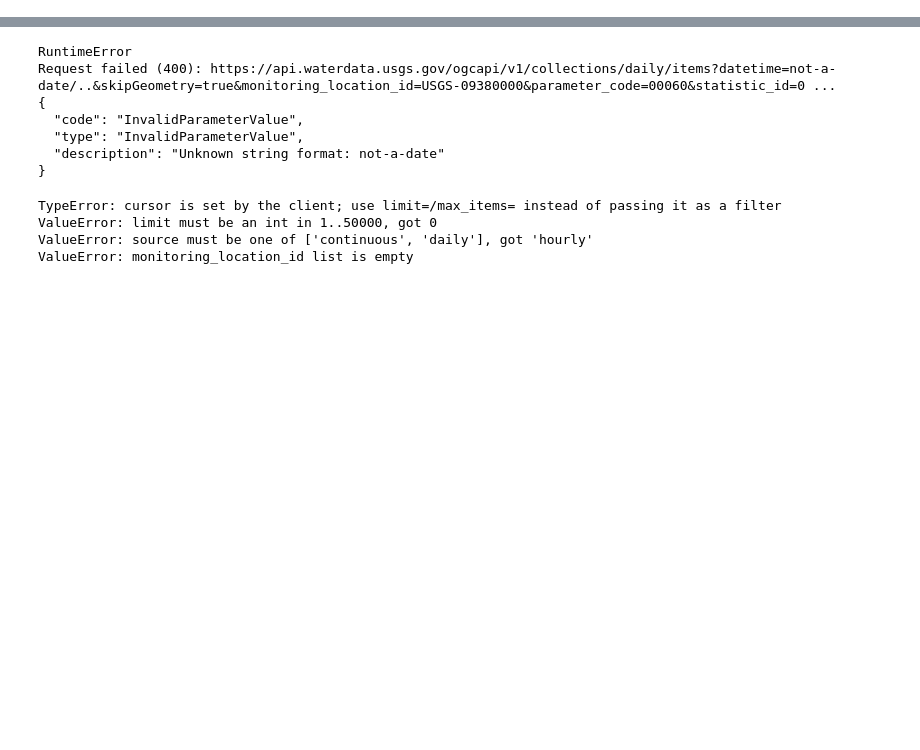
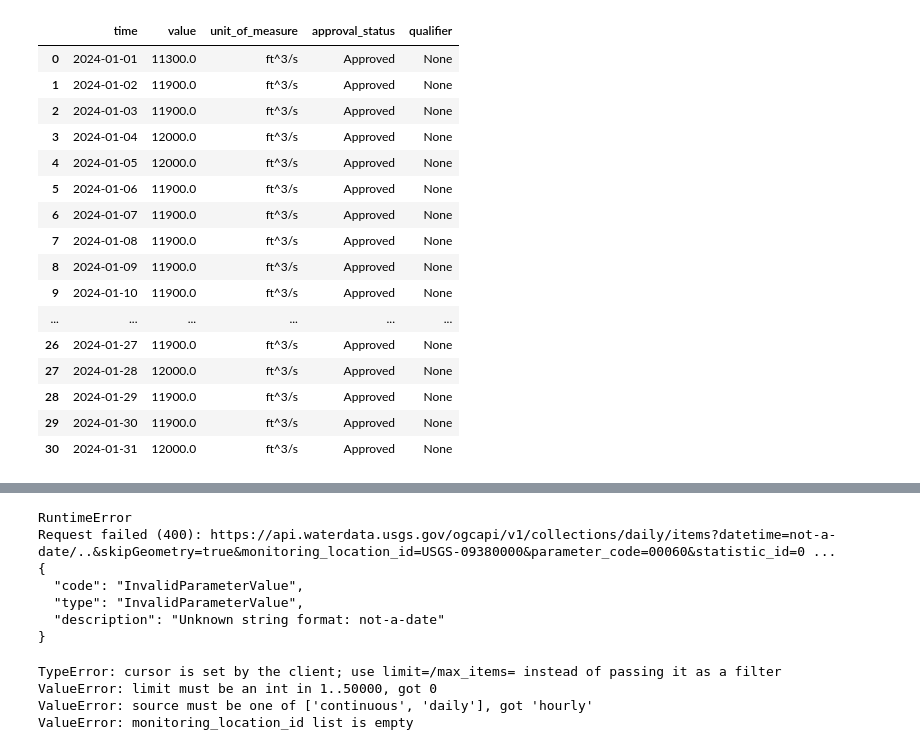
Before and after one commit to redcastle-resources/georest, a Jupyter notebook: examples/waterdata_examples.ipynb, the cells around one changed output, grey strips where cells are left out. Saved outputs shown, nothing was run; the diff lists cells and outputs as text; code cells hidden in the pictures; blank space fills up the shorter version.

```diff
--- a/examples/waterdata_examples.ipynb
+++ b/examples/waterdata_examples.ipynb
@@ -473,0 +225,21 @@ rate_limit: None
+# %%
+flow = wd.get_daily_values(SITE, "00060", start="2024-01-01", end="2024-01-31")
+flow[["time", "value", "unit_of_measure", "approval_status", "qualifier"]]
+# %% [output]
+|  | time | value | unit_of_measure | approval_status | qualifier |
+| 0 | 2024-01-01 | 11300.0 | ft^3/s | Approved | None |
+| 1 | 2024-01-02 | 11900.0 | ft^3/s | Approved | None |
+| 2 | 2024-01-03 | 11900.0 | ft^3/s | Approved | None |
+| 3 | 2024-01-04 | 12000.0 | ft^3/s | Approved | None |
+| 4 | 2024-01-05 | 12000.0 | ft^3/s | Approved | None |
+| 5 | 2024-01-06 | 11900.0 | ft^3/s | Approved | None |
+| 6 | 2024-01-07 | 11900.0 | ft^3/s | Approved | None |
+| 7 | 2024-01-08 | 11900.0 | ft^3/s | Approved | None |
+| 8 | 2024-01-09 | 11900.0 | ft^3/s | Approved | None |
+| 9 | 2024-01-10 | 11900.0 | ft^3/s | Approved | None |
+| ... | ... | ... | ... | ... | ... |
+| 26 | 2024-01-27 | 11900.0 | ft^3/s | Approved | None |
+| 27 | 2024-01-28 | 12000.0 | ft^3/s | Approved | None |
+| 28 | 2024-01-29 | 11900.0 | ft^3/s | Approved | None |
+| 29 | 2024-01-30 | 11900.0 | ft^3/s | Approved | None |
+| 30 | 2024-01-31 | 12000.0 | ft^3/s | Approved | None |
```
Also changed, not shown: parts of 78 cells of this notebook, 10 other files.
